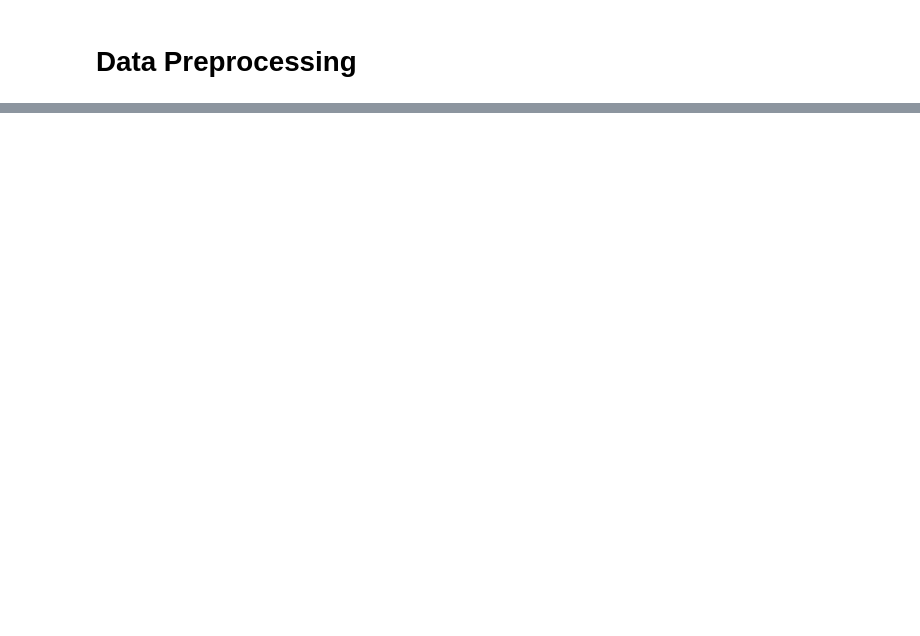
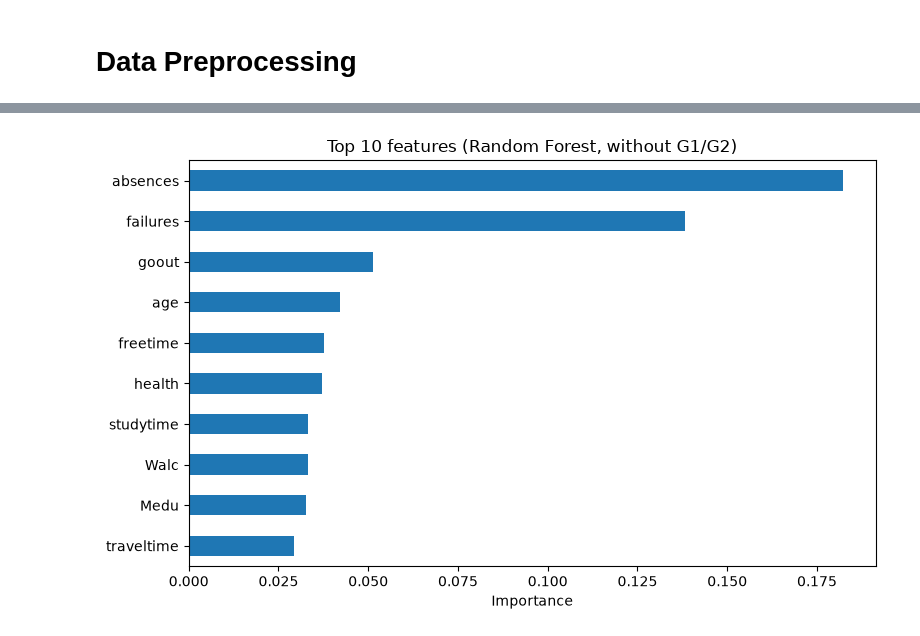
Before and after one commit to mobinrhmti/student-grade-prediction, a Jupyter notebook: Student Performance/main.ipynb, the cells around one changed output, grey strips where cells are left out. Saved outputs shown, nothing was run; the diff lists cells and outputs as text; code cells hidden in the pictures; blank space fills up the shorter version.

```diff
--- a/Student Performance/main.ipynb
+++ b/Student Performance/main.ipynb
@@ -68,0 +176,11 @@ print(coefficients.head(10))
+# %%
+rf = RandomForestRegressor(n_estimators=200, random_state=42).fit(X_no_grades, y)
+importances = pd.Series(rf.feature_importances_, index=X_no_grades.columns).sort_values().tail(10)
+
+importances.plot(kind='barh', figsize=(8, 5), title='Top 10 features (Random Forest, without G1/G2)')
+plt.xlabel('Importance')
+plt.tight_layout()
+plt.savefig('feature_importance.png', dpi=150)
+plt.show()
+# %% [output]
+[figure, added]
```
Also changed, not shown: parts of 26 cells of this notebook, 2 other files.
